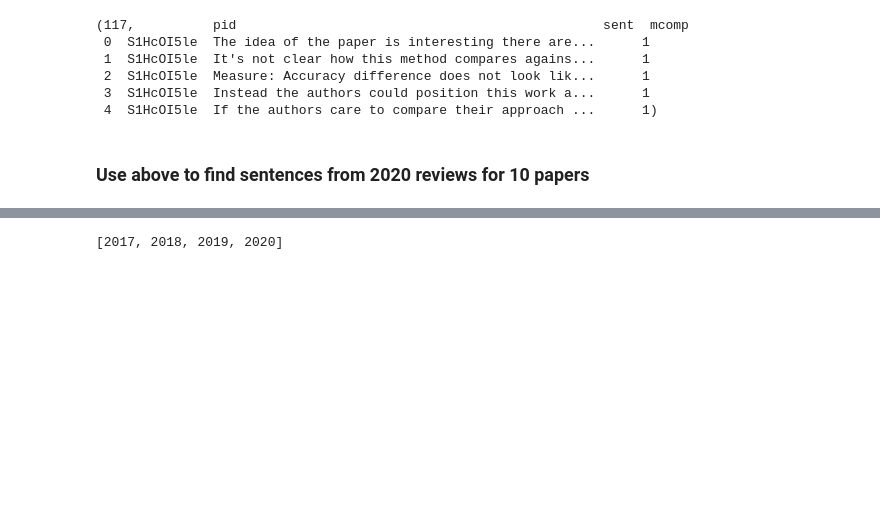
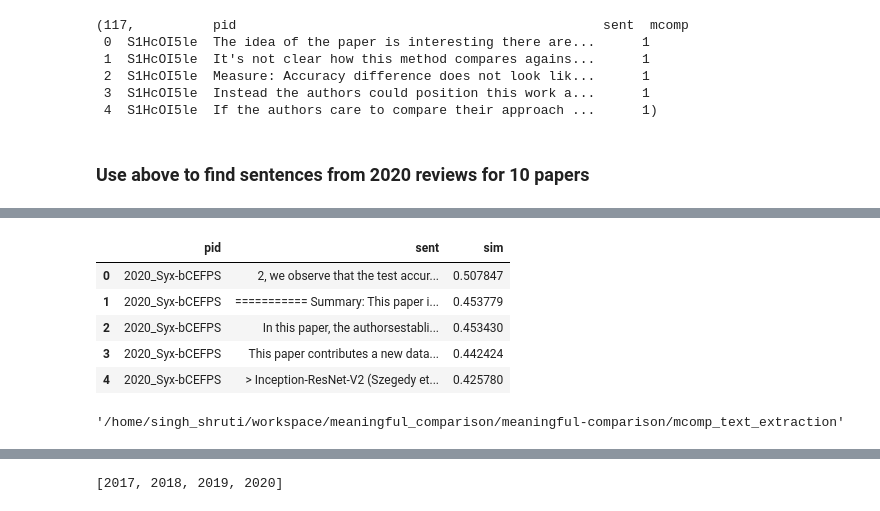
Before and after one commit to shruti-singh/meaningful-comparison, a Jupyter notebook: mcomp_text_extraction/identify_sentences.ipynb, the cells around one changed output, grey strips where cells are left out. Drawn from its saved outputs; the diff is of its cells as text; code cells hidden in the pictures; blank space fills up the shorter version.

```diff
--- a/mcomp_text_extraction/identify_sentences.ipynb
+++ b/mcomp_text_extraction/identify_sentences.ipynb
@@ -109,0 +147,16 @@ for k, v in sents_dict.items():
+# %%
+sims = defaultdict(dict)
+
+for k in rev_embeddings:
+    for _, i in enumerate(rev_embeddings[k]):
+        sims[k][_] = []
+        for sent_emb in initial_embs:
+            sims[k][_].append(np.inner(i, sent_emb))
+# %%
+max_sims_per_sent = defaultdict(list)
+for k in sims:
+    local_sent_sims = []
+    for sid in sims[k]:
+        local_sent_sims.append((sid, max(sims[k][sid])))
+    local_sent_sims_sorted = sorted(local_sent_sims, key=lambda x: x[1], reverse=True)
+    max_sims_per_sent[k] = local_sent_sims_sorted
@@ -109,0 +185,15 @@ for k, v in sents_dict.items():
+# %%
+eval_df = pd.DataFrame(columns=["pid", "sent", "sim"])
+# %%
+for i in max_sims_per_sent:
+    for sent_num in max_sims_per_sent[i][0:5]:
+        eval_df = eval_df.append({"pid": i, "sent": sents_dict[i][sent_num[0]], "sim": sent_num[1]}, ignore_index=True)
+# %%
+eval_df.head()
+# %% [output]
+|  | pid | sent | sim |
+| 0 | 2020_Syx-bCEFPS | 2, we observe that the test accur... | 0.507847 |
+| 1 | 2020_Syx-bCEFPS | =========== Summary: This paper i... | 0.453779 |
+| 2 | 2020_Syx-bCEFPS | In this paper, the authorsestabli... | 0.453430 |
+| 3 | 2020_Syx-bCEFPS | This paper contributes a new data... | 0.442424 |
+| 4 | 2020_Syx-bCEFPS | > Inception-ResNet-V2 (Szegedy et... | 0.425780 |
@@ -109,0 +202,4 @@ for k, v in sents_dict.items():
+# %%
+pwd
+# %% [output]
+'/home/singh_shruti/workspace/meaningful_comparison/meaningful-comparison/mcomp_text_extraction'
```
Also changed, not shown: parts of 45 cells of this notebook.
